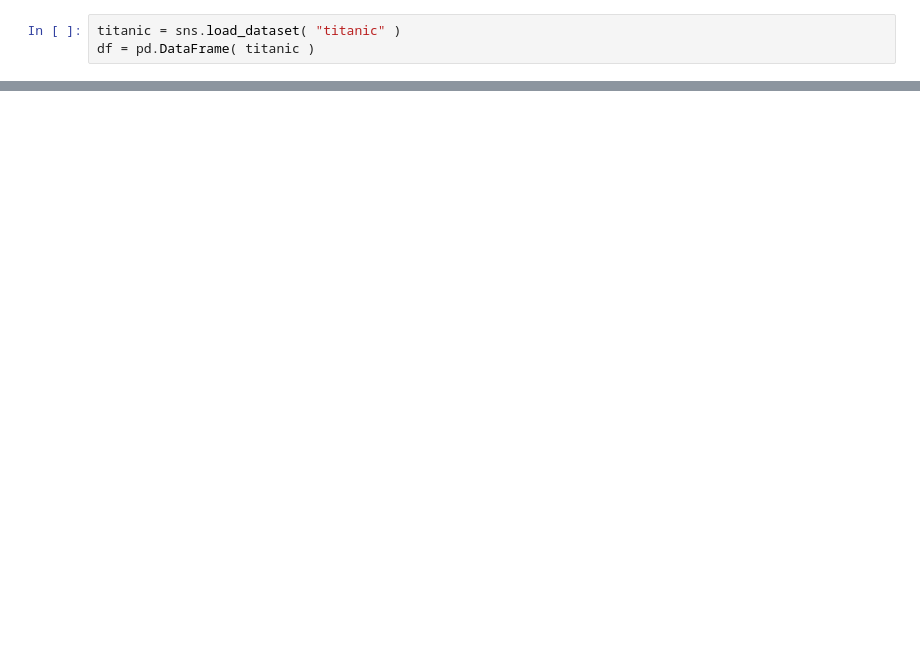
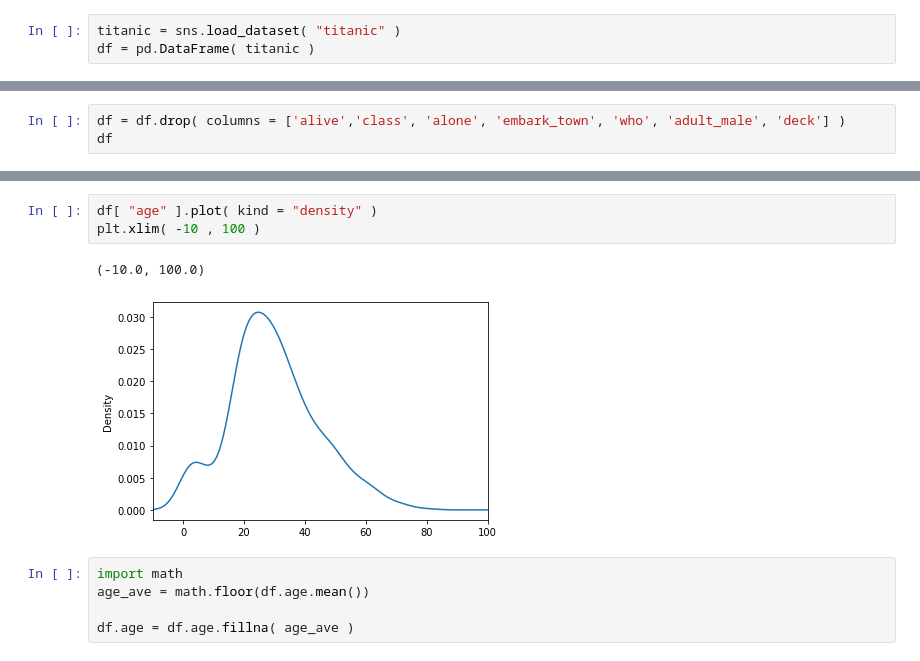
Before and after one commit to LiteShake/AI-Tasks, a Jupyter notebook: Task 5/Question 1.ipynb, the cells around one changed output, grey strips where cells are left out. Saved outputs shown, nothing was run; the diff lists cells and outputs as text; blank space fills up the shorter version.

```diff
--- a/Task 5/Question 1.ipynb
+++ b/Task 5/Question 1.ipynb
@@ -23,0 +64,3 @@ df
+# %%
+df = df.drop( columns = ['alive','class', 'alone', 'embark_town', 'who', 'adult_male', 'deck'] )
+df
@@ -23,0 +93,11 @@ df
+# %%
+df[ "age" ].plot( kind = "density" )
+plt.xlim( -10 , 100 )
+# %% [output]
+(-10.0, 100.0)
+[figure, added]
+# %%
+import math
+age_ave = math.floor(df.age.mean())
+
+df.age = df.age.fillna( age_ave )
```
Also changed, not shown: parts of 25 cells of this notebook, 1 other file.
